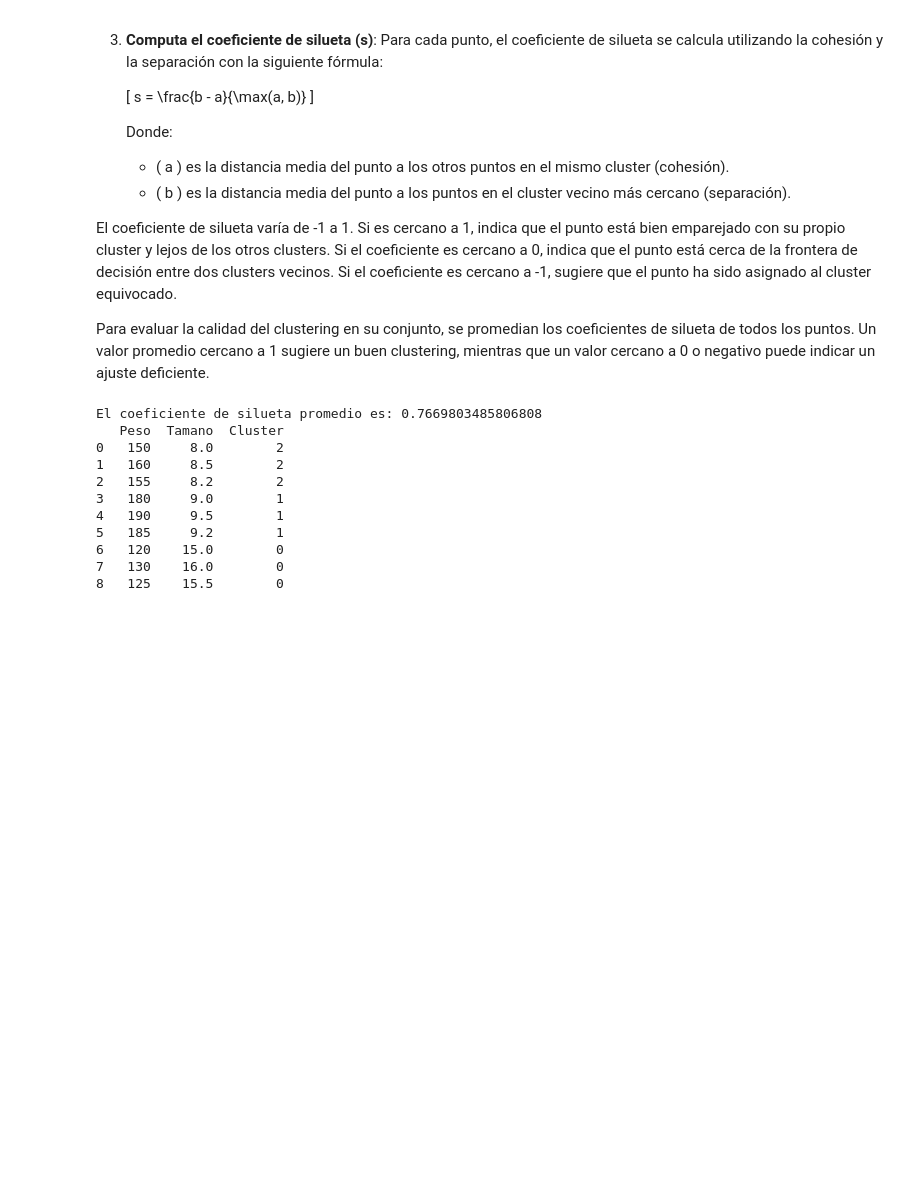
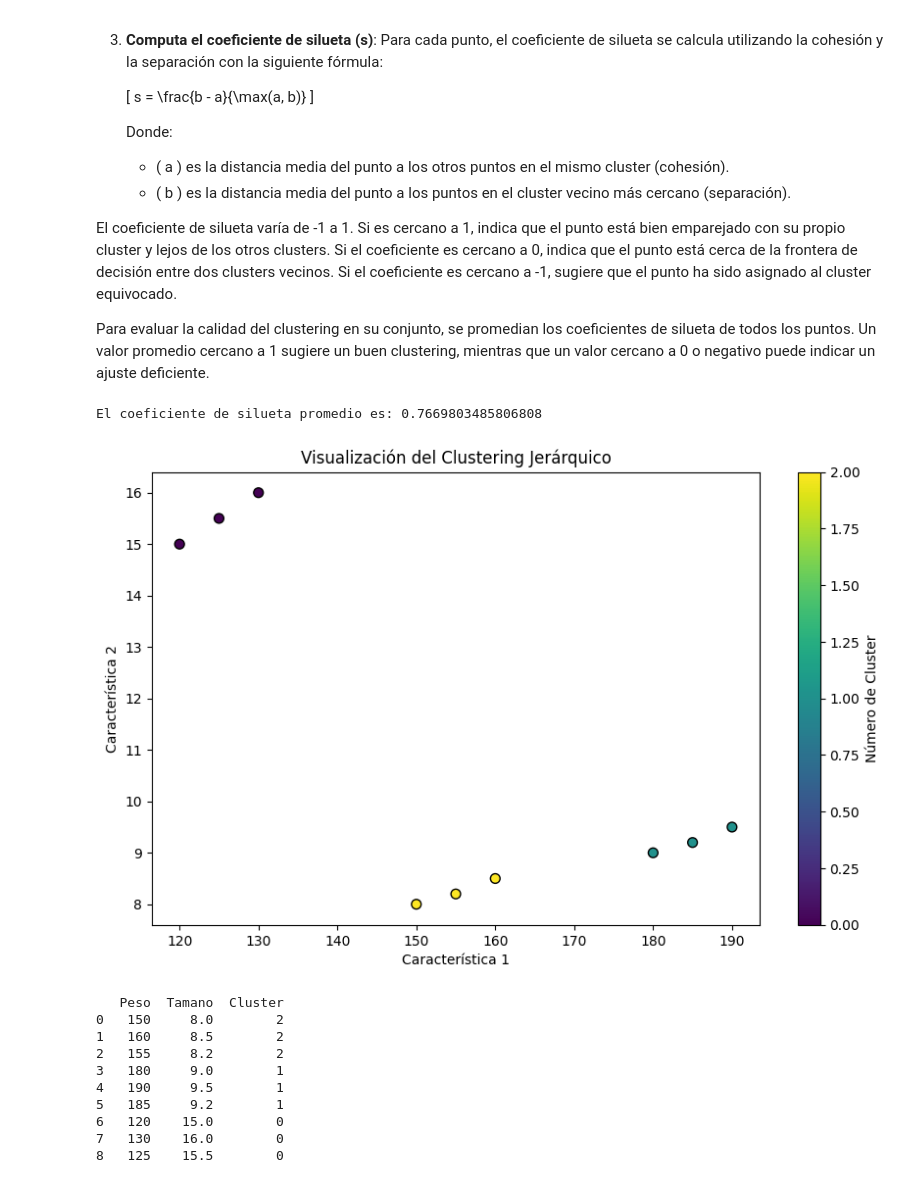
Before and after one commit to jserrataylor/cursoAI, a Jupyter notebook: Algoritmo_Aprendizaje_No_Supervisado_Cluster_Jerarquico.ipynb, the cells around one changed output. Drawn from its saved outputs; the diff is of its cells as text; code cells hidden in the pictures; blank space fills up the shorter version.

```diff
--- a/Algoritmo_Aprendizaje_No_Supervisado_Cluster_Jerarquico.ipynb
+++ b/Algoritmo_Aprendizaje_No_Supervisado_Cluster_Jerarquico.ipynb
@@ -95,34 +95,50 @@ Para evaluar la calidad del clustering en su conjunto, se promedian los coeficie
 # %%
 # Importación de bibliotecas
 import numpy as np
 import pandas as pd
+import matplotlib.pyplot as plt
 from sklearn.cluster import AgglomerativeClustering
 from sklearn.metrics import silhouette_score
 
 # Lectura del archivo CSV
-data = pd.read_csv('/content/frutas_2.csv')
+data = pd.read_csv('https://raw.githubusercontent.com/jserrataylor/cursoAI/main/datos/frutas_2.csv')
 
 # Implementación del Clustering Jerárquico con un número fijo de clusters
 cluster = AgglomerativeClustering(n_clusters=3, linkage='ward')
-labels = cluster.fit_predict(data)
+labels = cluster.fit_predict(X)
 
 # Si el número de clusters únicos es mayor que 1, calculamos el coeficiente de silueta
 if len(np.unique(labels)) > 1:
-    silhouette_avg = silhouette_score(data, labels)
+    silhouette_avg = silhouette_score(X, labels)
     print(f"El coeficiente de silueta promedio es: {silhouette_avg}")
+else:
+    print("No hay suficientes clusters para calcular el coeficiente de silueta.")
+
+# Añade las etiquetas al dataframe original para su visualización
+data['Cluster'] = labels
+
+# Gráfico de dispersión
+plt.figure(figsize=(10, 6))
+plt.scatter(X.iloc[:, 0], X.iloc[:, 1], c=labels, cmap='viridis', marker='o', edgecolor='k', s=50)
+plt.title('Visualización del Clustering Jerárquico')
+plt.xlabel('Característica 1')
+plt.ylabel('Característica 2')
+plt.colorbar(label='Número de Cluster')
+plt.show()
 
 # Añade las etiquetas al dataframe original para su visualización
 data['Cluster'] = labels
 print(data)
 # %% [output]
 El coeficiente de silueta promedio es: 0.7669803485806808
-   Peso  Tamano  Cluster
-0   150     8.0        2
-1   160     8.5        2
-2   155     8.2        2
-3   180     9.0        1
-4   190     9.5        1
-5   185     9.2        1
-6   120    15.0        0
-7   130    16.0        0
-8   125    15.5        0
+[figure, added]
+   Peso  Tamano  Cluster
+0   150     8.0        2
+1   160     8.5        2
+2   155     8.2        2
+3   180     9.0        1
+4   190     9.5        1
+5   185     9.2        1
+6   120    15.0        0
+7   130    16.0        0
+8   125    15.5        0
```
